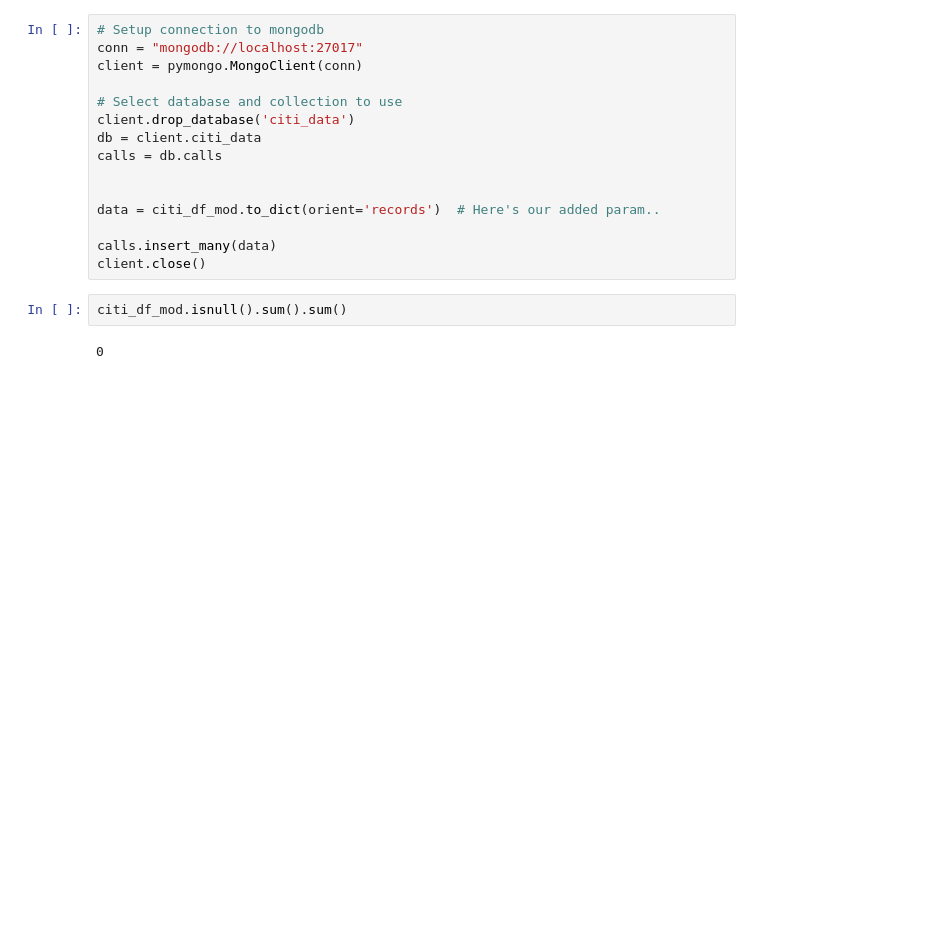
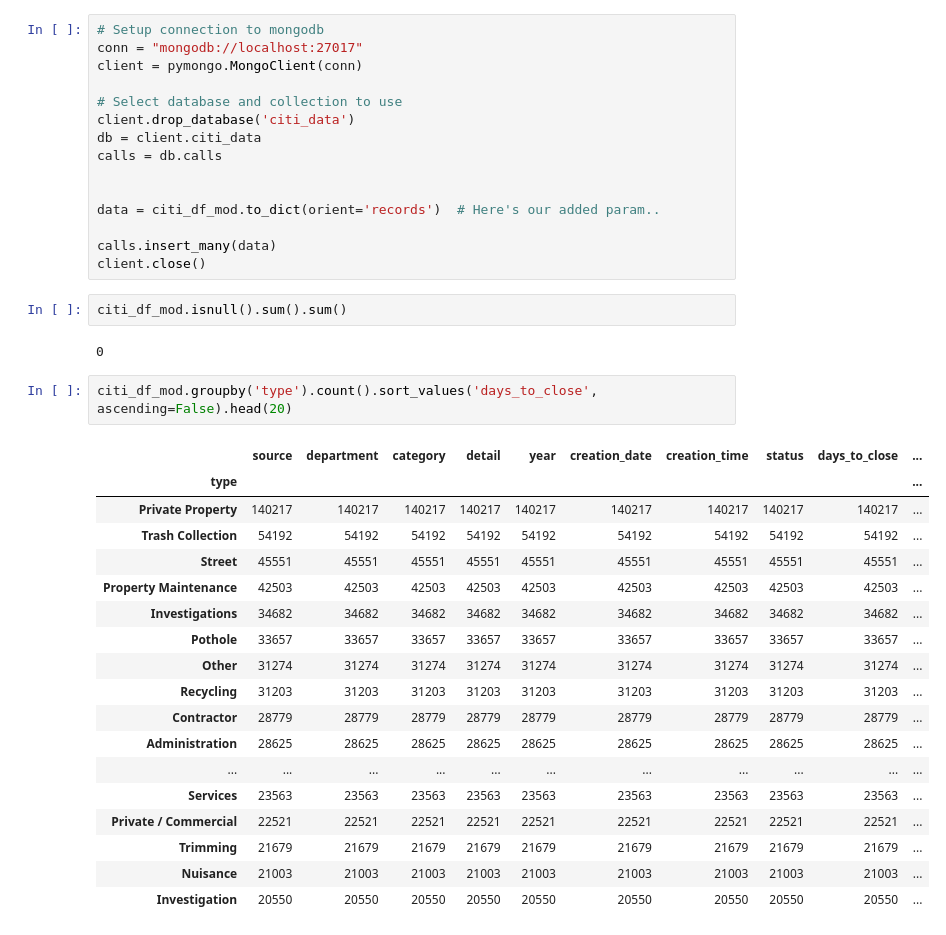
Before and after one commit to Sasmita28/city-service, a Jupyter notebook: insert_data.ipynb, the cells around one changed output. Cells and saved outputs as stored; diff of their text form; blank space fills up the shorter version.

```diff
--- a/insert_data.ipynb
+++ b/insert_data.ipynb
@@ -151,3 +151,24 @@ client.close()
 citi_df_mod.isnull().sum().sum()
 # %% [output]
 0
+# %%
+citi_df_mod.groupby('type').count().sort_values('days_to_close', ascending=False).head(20)
+# %% [output]
+|  | source | department | category | detail | year | creation_date | creation_time | status | days_to_close | ... |
+| type |  |  |  |  |  |  |  |  |  | ... |
+| Private Property | 140217 | 140217 | 140217 | 140217 | 140217 | 140217 | 140217 | 140217 | 140217 | ... |
+| Trash Collection | 54192 | 54192 | 54192 | 54192 | 54192 | 54192 | 54192 | 54192 | 54192 | ... |
+| Street | 45551 | 45551 | 45551 | 45551 | 45551 | 45551 | 45551 | 45551 | 45551 | ... |
+| Property Maintenance | 42503 | 42503 | 42503 | 42503 | 42503 | 42503 | 42503 | 42503 | 42503 | ... |
+| Investigations | 34682 | 34682 | 34682 | 34682 | 34682 | 34682 | 34682 | 34682 | 34682 | ... |
+| Pothole | 33657 | 33657 | 33657 | 33657 | 33657 | 33657 | 33657 | 33657 | 33657 | ... |
+| Other | 31274 | 31274 | 31274 | 31274 | 31274 | 31274 | 31274 | 31274 | 31274 | ... |
+| Recycling | 31203 | 31203 | 31203 | 31203 | 31203 | 31203 | 31203 | 31203 | 31203 | ... |
+| Contractor | 28779 | 28779 | 28779 | 28779 | 28779 | 28779 | 28779 | 28779 | 28779 | ... |
+| Administration | 28625 | 28625 | 28625 | 28625 | 28625 | 28625 | 28625 | 28625 | 28625 | ... |
+| ... | ... | ... | ... | ... | ... | ... | ... | ... | ... | ... |
+| Services | 23563 | 23563 | 23563 | 23563 | 23563 | 23563 | 23563 | 23563 | 23563 | ... |
+| Private / Commercial | 22521 | 22521 | 22521 | 22521 | 22521 | 22521 | 22521 | 22521 | 22521 | ... |
+| Trimming | 21679 | 21679 | 21679 | 21679 | 21679 | 21679 | 21679 | 21679 | 21679 | ... |
+| Nuisance | 21003 | 21003 | 21003 | 21003 | 21003 | 21003 | 21003 | 21003 | 21003 | ... |
+| Investigation | 20550 | 20550 | 20550 | 20550 | 20550 | 20550 | 20550 | 20550 | 20550 | ... |
```
Also changed, not shown: parts of 2 cells of this notebook, 3 other files.
